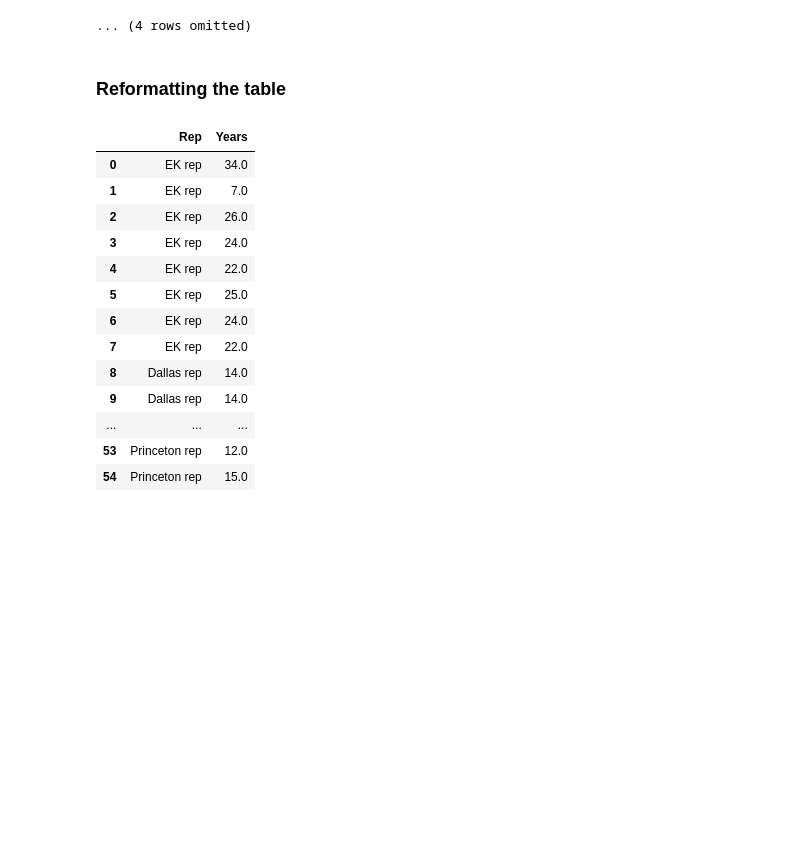
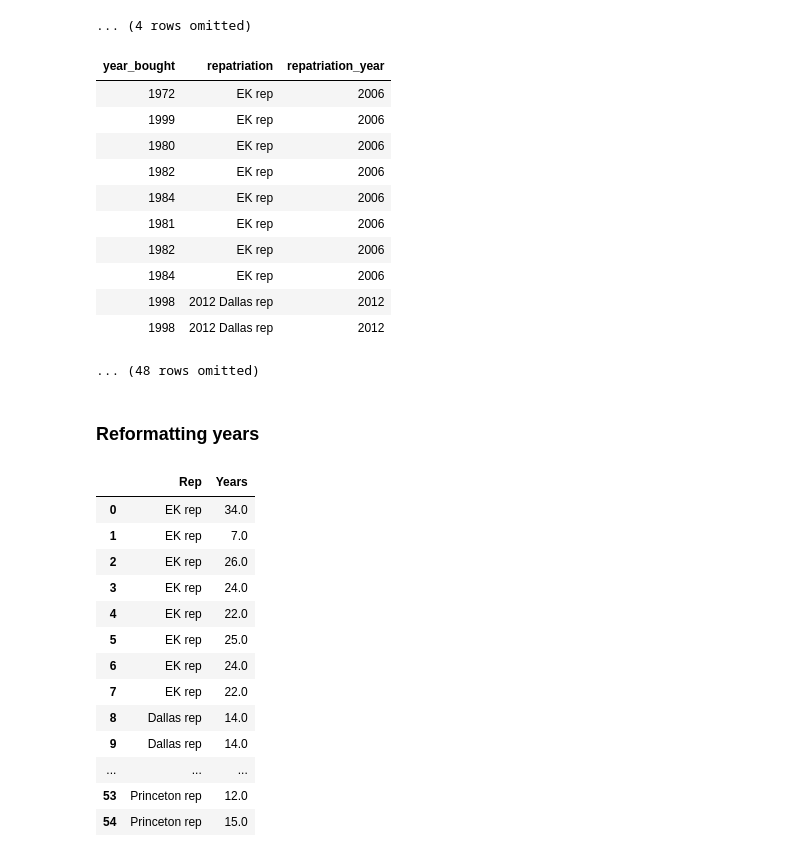
Before and after one commit to TomPiona/AndersonModule, a Jupyter notebook: Visualization/Medici Box Plot.ipynb, the cells around one changed output. Drawn from its saved outputs; the diff is of its cells as text; code cells hidden in the pictures; blank space fills up the shorter version.

```diff
--- a/Visualization/Medici Box Plot.ipynb
+++ b/Visualization/Medici Box Plot.ipynb
@@ -32,8 +33,24 @@ years
 | nan | nan | 21 | 15 | nan | nan | nan | nan | nan |
 | nan | nan | 33 | 18 | nan | nan | nan | nan | nan |
 ... (4 rows omitted)
+# %%
+start_and_end = Table().read_table('cultural_repatriation_medici_scandal_years.csv')
+start_and_end
+# %% [output]
+| year_bought | repatriation | repatriation_year |
+| 1972 | EK rep | 2006 |
+| 1999 | EK rep | 2006 |
+| 1980 | EK rep | 2006 |
+| 1982 | EK rep | 2006 |
+| 1984 | EK rep | 2006 |
+| 1981 | EK rep | 2006 |
+| 1982 | EK rep | 2006 |
+| 1984 | EK rep | 2006 |
+| 1998 | 2012 Dallas rep | 2012 |
+| 1998 | 2012 Dallas rep | 2012 |
+... (48 rows omitted)
 # %% [markdown]
-### Reformatting the table
+### Reformatting years
 # %%
 rebuilt_table = Table(['Rep', 'Years'])
 
```
Also changed, not shown: parts of 3 cells of this notebook, 1 other file.
